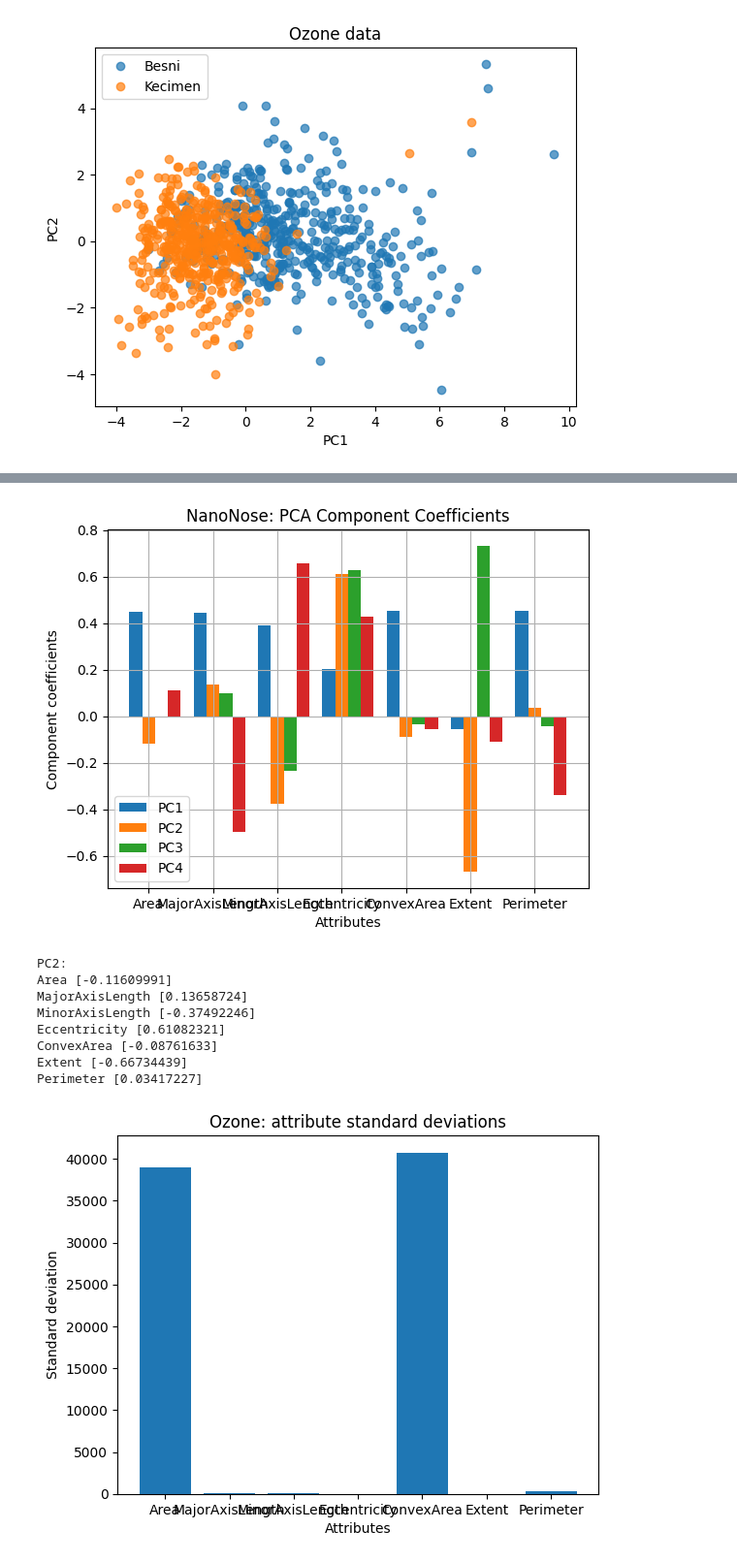
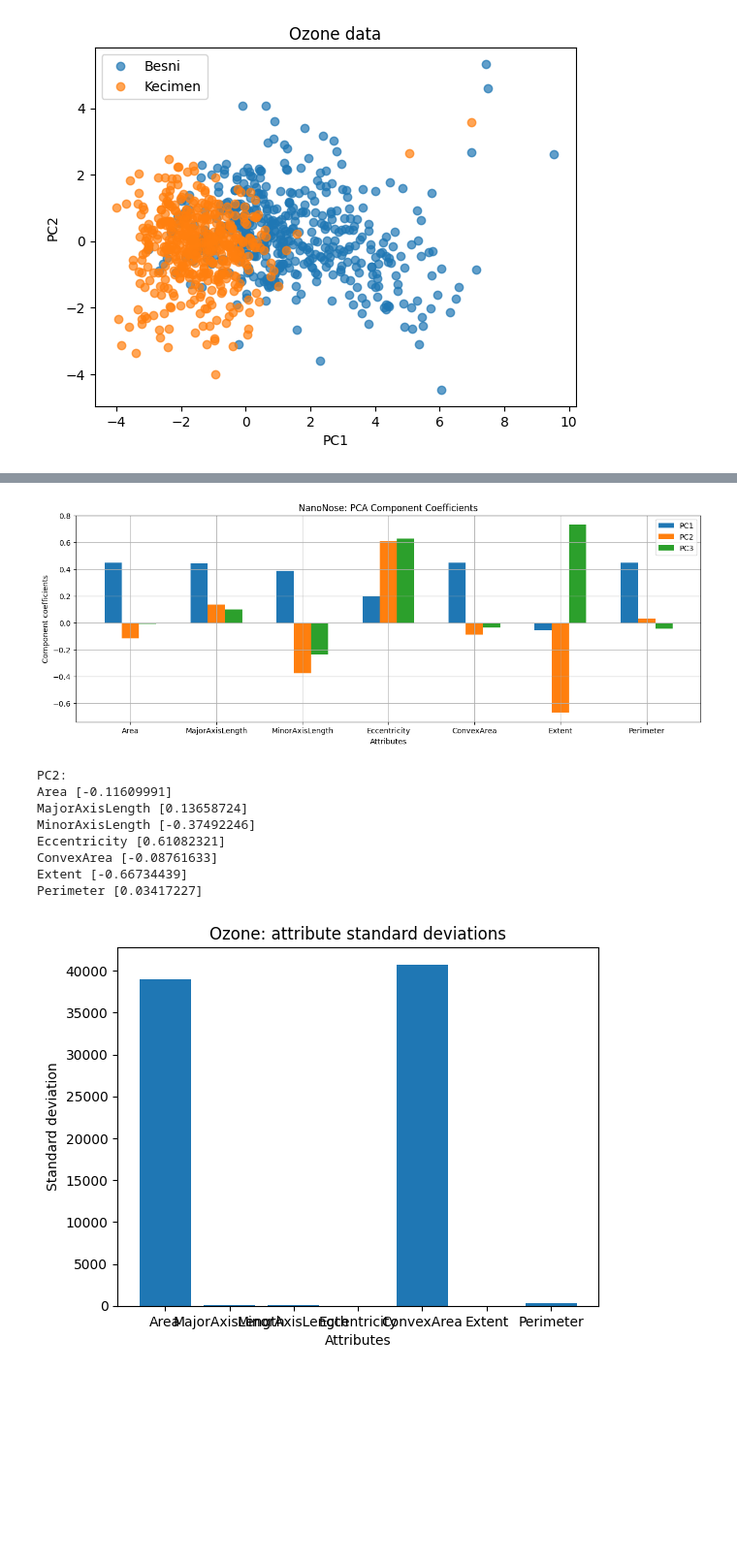
Before and after one commit to Donexize/MLPROJECT, a Jupyter notebook: raisin.ipynb, the cells around one changed output, grey strips where cells are left out. Shown at 97% size. Saved outputs shown, nothing was run; the diff lists cells and outputs as text; code cells hidden in the pictures; blank space fills up the shorter version.

```diff
--- a/raisin.ipynb
+++ b/raisin.ipynb
@@ -121,28 +243,30 @@ plt.show()
 # %%
 # from exercise 2.2.4
 
-pcs = [0, 1, 2, 3]
+pcs = [0, 1, 2]
 legendStrs = ["PC" + str(e + 1) for e in pcs]
 c = ["r", "g", "b"]
 bw = 0.2
 r = np.arange(1, M + 1)
+
+plt.figure(1, figsize=(15,5))
 for i in pcs:
     plt.bar(r + i * bw, V[:, i], width=bw)
 plt.xticks(r + bw, attributeNames)
 plt.xlabel("Attributes")
 plt.ylabel("Component coefficients")
 plt.legend(legendStrs)
 plt.grid()
 plt.title("NanoNose: PCA Component Coefficients")
 plt.show()
 
 index = 1
 print(f"PC{index+1}:")
 for i in range(len(attributeNames)):
     print(attributeNames[i], V[[i], index])
 print('')
 # %% [output]
-[figure, old version]
+[figure, new version]
 PC2:
 Area [-0.11609991]
 MajorAxisLength [0.13658724]
```
Also changed, not shown: parts of 8 cells of this notebook.
